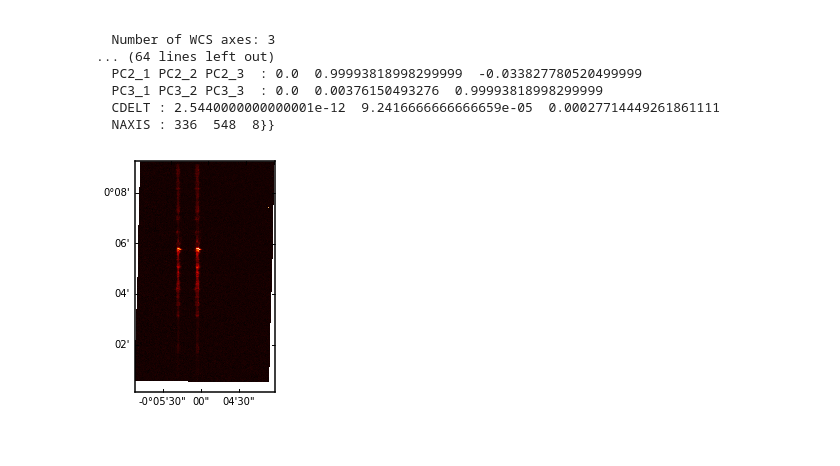
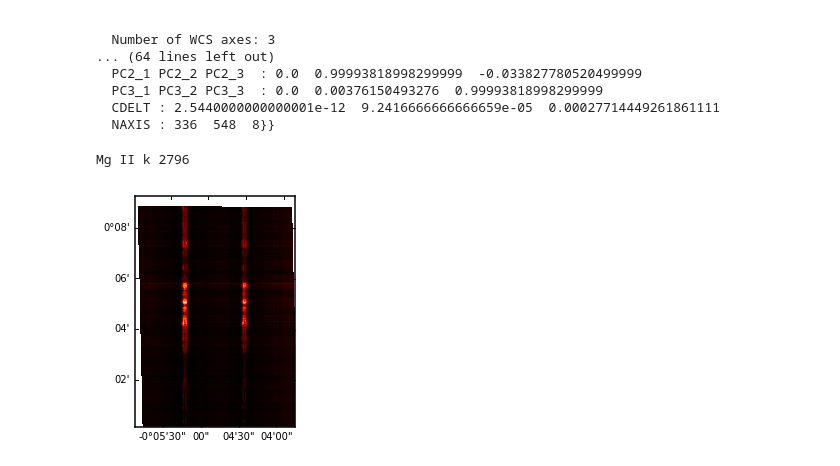
Before and after one commit to abit2/jupyter-notebooks, a Jupyter notebook: raster_initial.ipynb, the cells around one changed output. Drawn from its saved outputs; the diff is of its cells as text; code cells hidden in the pictures.

Commit message:
correction in plot

```diff
--- a/raster_initial.ipynb
+++ b/raster_initial.ipynb
@@ -103,15 +103,17 @@ raster.wcs
   CDELT : 2.5440000000000001e-12  9.2416666666666659e-05  0.00027714449261861111
   NAXIS : 336  548  8}}
 # %%
-data = raster.data[windows[0]].data
+print(windows[-1])
+data = raster.data[windows[-1]].data
 wcs = raster.wcs['spectral'][windows[-1]]
 fig = plt.figure()
 ax = fig.add_axes([0.1, 0.1, 0.8, 0.8], projection=wcs, slices=(5, 'x', 'y'))
 ax.coords[2].set_ticks(exclude_overlapping=True)
 ax.imshow(data[5, :, :], cmap=plt.cm.gist_heat, origin='lower')
 plt.show()
 # %% [output]
+Mg II k 2796
-[figure, old version]
+[figure, new version]
 # %%
 raster.wcs['spectral'][windows[-1]].wcs
 # %% [output]
```
Also changed, not shown: parts of 1 cell of this notebook.
